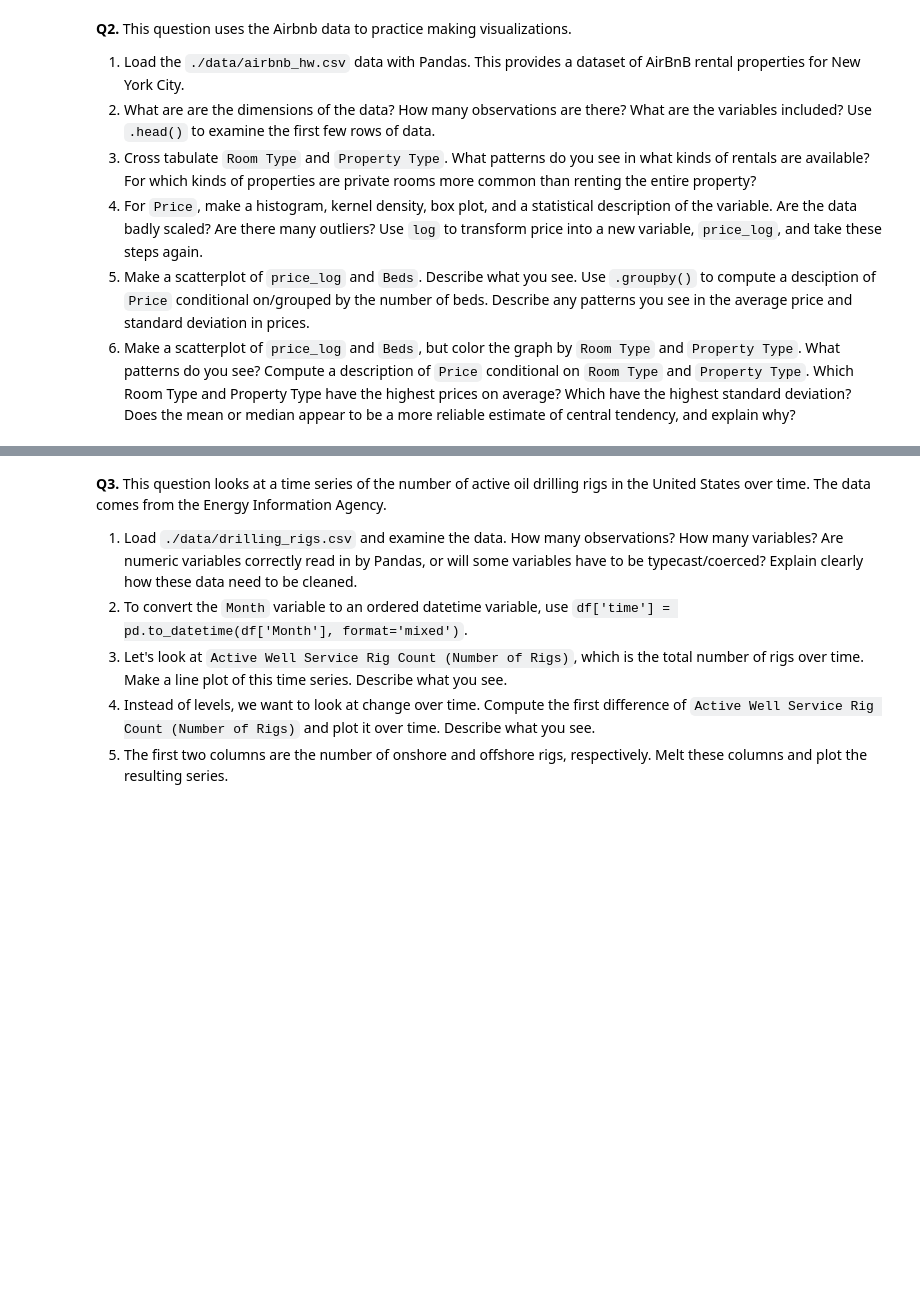
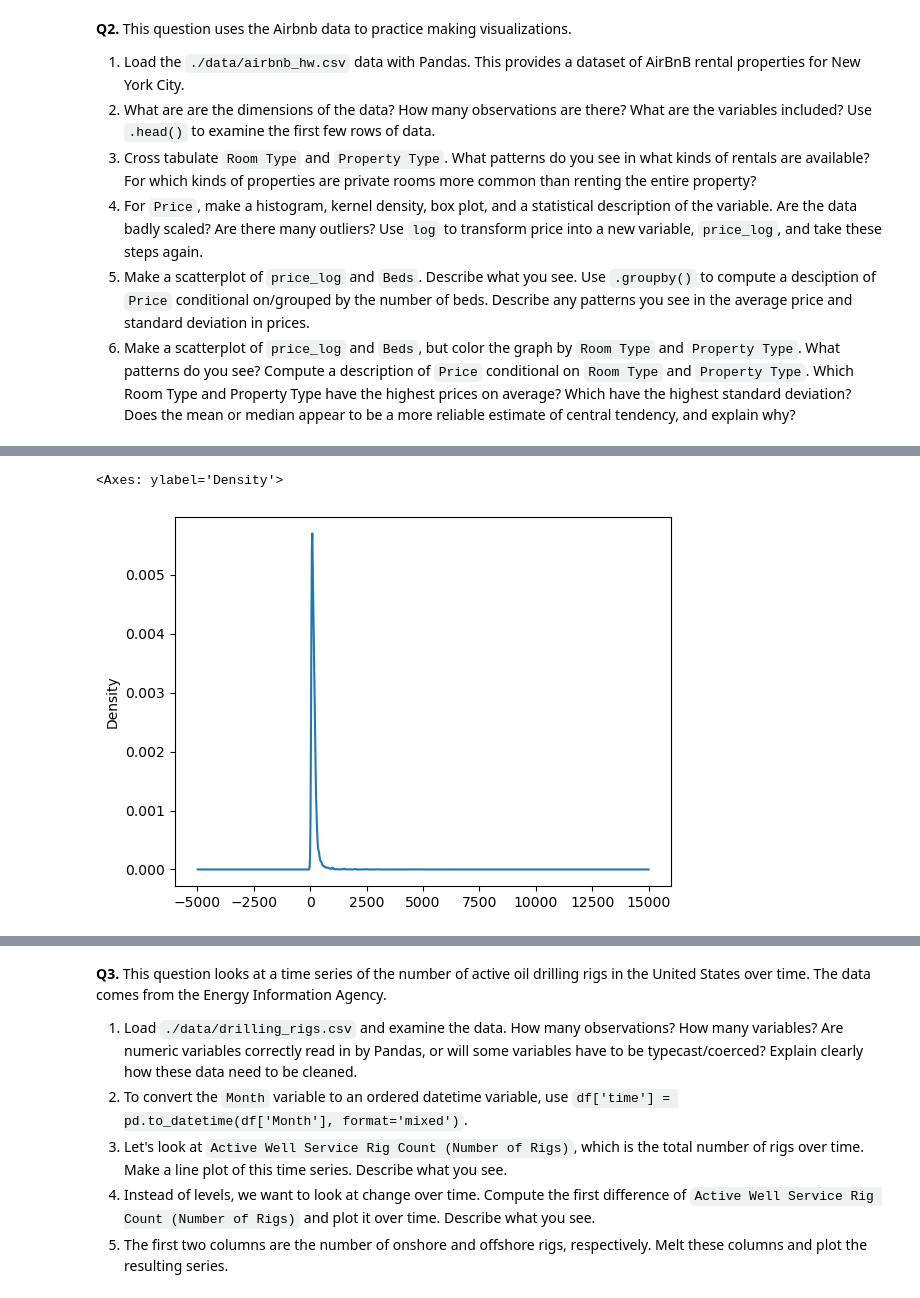
Before and after one commit to splitneutron/eda_assignment, a Jupyter notebook: assignment.ipynb, the cells around one changed output, grey strips where cells are left out. Drawn from its saved outputs; the diff is of its cells as text; code cells hidden in the pictures; blank space fills up the shorter version.

```diff
--- a/assignment.ipynb
+++ b/assignment.ipynb
@@ -35,0 +89,5 @@ It can be very helpful to understand some basic properties of these statistics.
+# %%
+df["Price"].plot.density()
+# %% [output]
+<Axes: ylabel='Density'>
+[figure, added]
```
Also changed, not shown: parts of 22 cells of this notebook.
